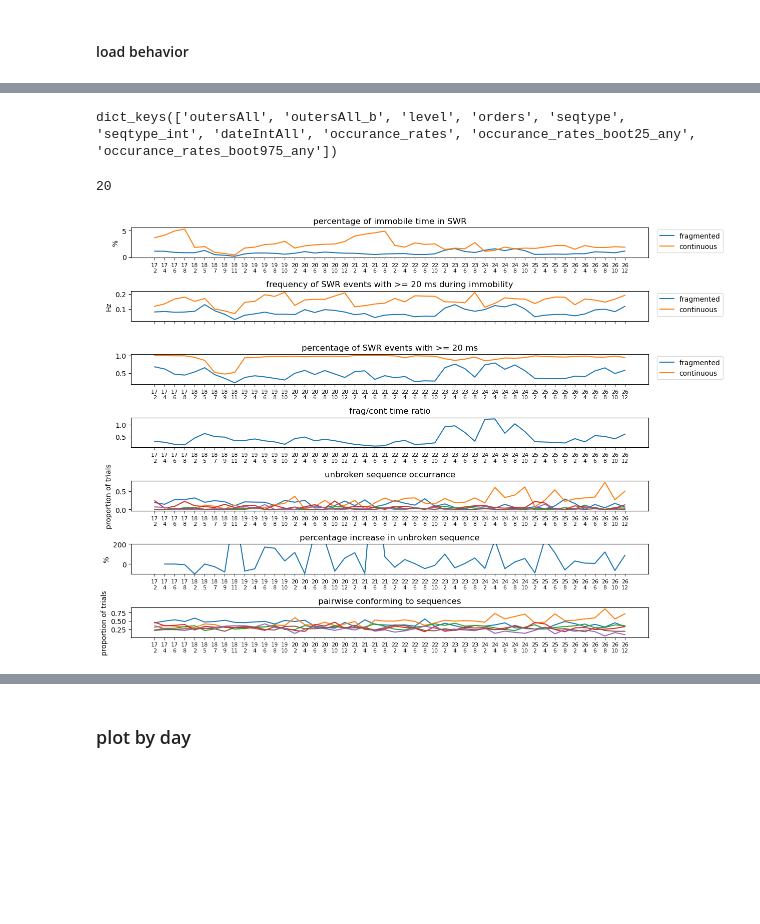
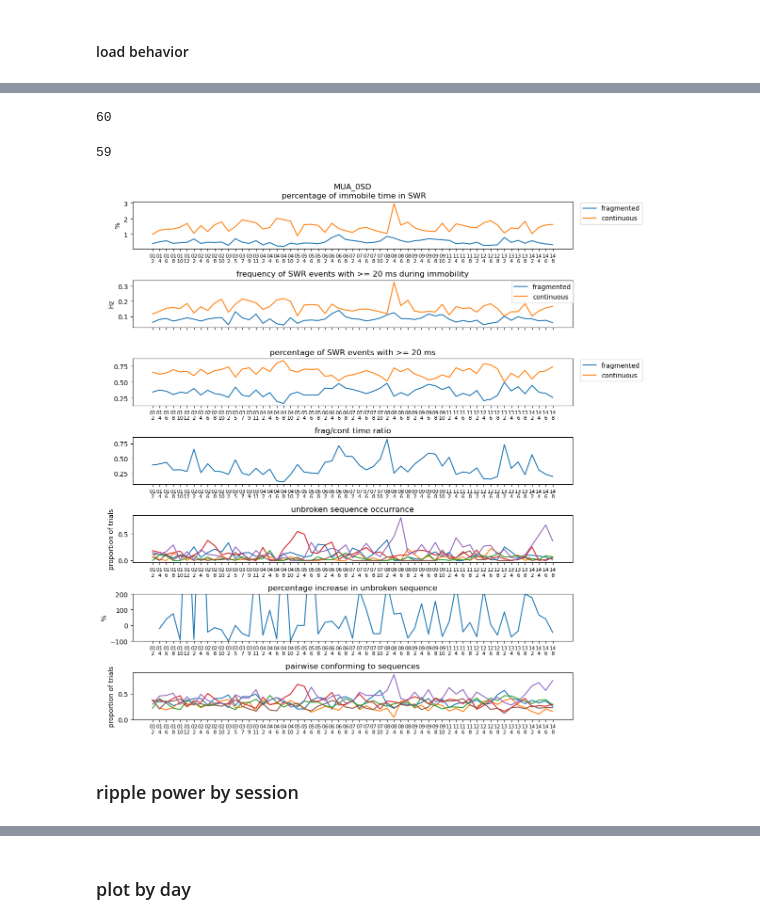
Before and after one commit to shijiegu/spyglass, a Jupyter notebook: notebooks/FragmentedReplay/9. FragmentedOverLearning.ipynb, the cells around one changed output, grey strips where cells are left out. Drawn from its saved outputs; the diff is of its cells as text; code cells hidden in the pictures; blank space fills up the shorter version.

```diff
--- a/notebooks/FragmentedReplay/9. FragmentedOverLearning.ipynb
+++ b/notebooks/FragmentedReplay/9. FragmentedOverLearning.ipynb
@@ -115,4 +111,21 @@ StateScript
+# %%
+animal = 'Klein'
+animal_save_name = 'Klein'
+
+dates_to_plot = ['20231101','20231102','20231103','20231104','20231105','20231106','20231107','20231108',
+                 '20231109','20231111','20231112','20231113','20231114'
+                ]
+
+encoding_set = '2Dheadspeed_above_4'
+classifier_param_name = 'default_decoding_gpu_4armMaze'
+decode_threshold_method = 'MUA_0SD'
+
+datafolder='/cumulus/shijie/behavior_pilot/Batch1'
 # %%
+threshold = 30
+if animal.lower() == "julio":
+    threshold = 42
+
 for d in dates_to_plot:
     nwb_copy_file_name = animal.lower() + d + '_.nwb'
     run_session_ids, run_session_names, pos_session_names = load_run_sessions(nwb_copy_file_name)
@@ -122,11 +135,11 @@ for d in dates_to_plot:
      time_cont_day, time_frag_day) = ([],[],[],[],[],[])
     num_all_day = 0
 
-    for ind in range(len(run_session_names)):
+    for ind in range(len(run_session_names))[:1]:
         session_name = run_session_names[ind]
         StateScript = pd.DataFrame(
                 (TrialChoice & {'nwb_file_name':nwb_copy_file_name,'epoch_name':session_name}).fetch1('choice_reward'))
-        if len(StateScript) < 20:
+        if len(StateScript) < threshold:
             continue
 
         trial_1_t = StateScript.loc[1].timestamp_O
@@ -262,0 +323,3 @@ for day in dates_to_plot:
+# %%
+StateScript = pd.DataFrame(
+            (TrialChoice & {'nwb_file_name':"klein20231111_.nwb",'epoch_name':"10_Rev2Session5"}).fetch1('choice_reward'))
@@ -271,7 +338,9 @@ for d in dates_to_plot:
         StateScript = pd.DataFrame(
             (TrialChoice & {'nwb_file_name':nwb_copy_file_name,'epoch_name':session_name}).fetch1('choice_reward'))
 
-        if len(StateScript) < 30:
+        if len(StateScript) < threshold:
+            continue
+        if nwb_copy_file_name == "klein20231111_.nwb" and session_name == "10_Rev2Session5":
             continue
 
         label.append(d[6:9]+'\n'+str(run_session_ids[ind]))
@@ -296,11 +365,11 @@ eliot20221026_ 12        12_Seq2Session pos 11 valid t
-# %%
-behavior_data.keys()
-# %% [output]
-dict_keys(['outersAll', 'outersAll_b', 'level', 'orders', 'seqtype', 'seqtype_int', 'dateIntAll', 'occurance_rates', 'occurance_rates_boot25_any', 'occurance_rates_boot975_any'])
-# %%
-len(time_cont_plot)
-# %% [output]
-20
+# %%
+len(time_frag_plot)
+# %% [output]
+60
+# %%
+len(label)
+# %% [output]
+59
 # %%
 occurance_rates_all = np.concatenate([occurance_rates[k] for k in occurance_rates])
 seq_types_all = np.concatenate([seq_types[k] for k in seq_types])
@@ -317,12 +386,12 @@ num_frag_plot = np.concatenate([num_frag_all[d] for d in dates_to_plot])
 pct_cont_plot = np.concatenate([pct_cont_all[d] for d in dates_to_plot])
 pct_frag_plot = np.concatenate([pct_frag_all[d] for d in dates_to_plot])
 
-fig, axes = plt.subplots(7,1, figsize = (8 * len(time_cont_plot)/30,9),sharex = True)
+fig, axes = plt.subplots(7,1, figsize = (6 * len(time_cont_plot)/30, 12),sharex = True)
 axes[0].plot(time_frag_plot*100, label = 'fragmented')
 axes[0].plot(time_cont_plot*100, label = 'continuous')
 axes[0].set_xticks(np.arange(len(label)));
 axes[0].set_xticklabels(label,fontsize = 8);
-axes[0].set_title('percentage of immobile time in SWR')
+axes[0].set_title(decode_threshold_method + '\n percentage of immobile time in SWR')
 axes[0].set_ylabel('%')
 axes[0].legend(bbox_to_anchor=(1.01, 1.05))
 axes[0].xaxis.set_tick_params(labelbottom=True)
@@ -356,32 +425,40 @@ axes[4].set_xticks(np.arange(len(label)));
 axes[4].set_xticklabels(label,fontsize = 8);
 axes[4].xaxis.set_tick_params(labelbottom=True)
 axes[4].set_title('unbroken sequence occurrance')
 axes[4].set_ylabel('proportion of trials')
 
 pct_increase = 100 * np.diff(correct_seq_occurance)/(np.array(correct_seq_occurance[:-1]))
 pct_increase[np.isnan(pct_increase)] = 0
 pct_increase[np.isinf(pct_increase)] = 0
 
 axes[5].plot(np.arange(len(label))[1:],pct_increase)
 axes[5].set_xticks(np.arange(1,len(label)));
 axes[5].set_xticklabels(label[1:],fontsize = 8);
 axes[5].set_title('percentage increase in unbroken sequence')
 axes[5].set_ylabel('%')
 axes[5].xaxis.set_tick_params(labelbottom=True)
 axes[5].set_ylim([-100,200])
 
 
 axes[6].plot(np.concatenate([pct_correct[k] for k in pct_correct]))
 axes[6].set_xticks(np.arange(len(label)));
 axes[6].set_xticklabels(label,fontsize = 8);
 axes[6].set_title('pairwise conforming to sequences')
 axes[6].set_ylabel('proportion of trials')
 
-
+"""
+axes[7].plot(np.concatenate([seq_len[k] for k in seq_len]))
+axes[7].set_xticks(np.arange(len(label)));
+axes[7].set_xticklabels(label,fontsize = 8);
+axes[7].set_title('sequence length')
+axes[7].set_ylabel('top 10% sequence length')
+"""
 
 #axes[3].plot(np.array(trial_number) / np.array([total_trial_num[k] for k in total_trial_num]))
 
 
 fig.tight_layout()
 # %% [output]
-[figure, old version]
+[figure, new version]
+# %% [markdown]
+### ripple power by session
```
Also changed, not shown: parts of 23 cells of this notebook, 55 other files.
